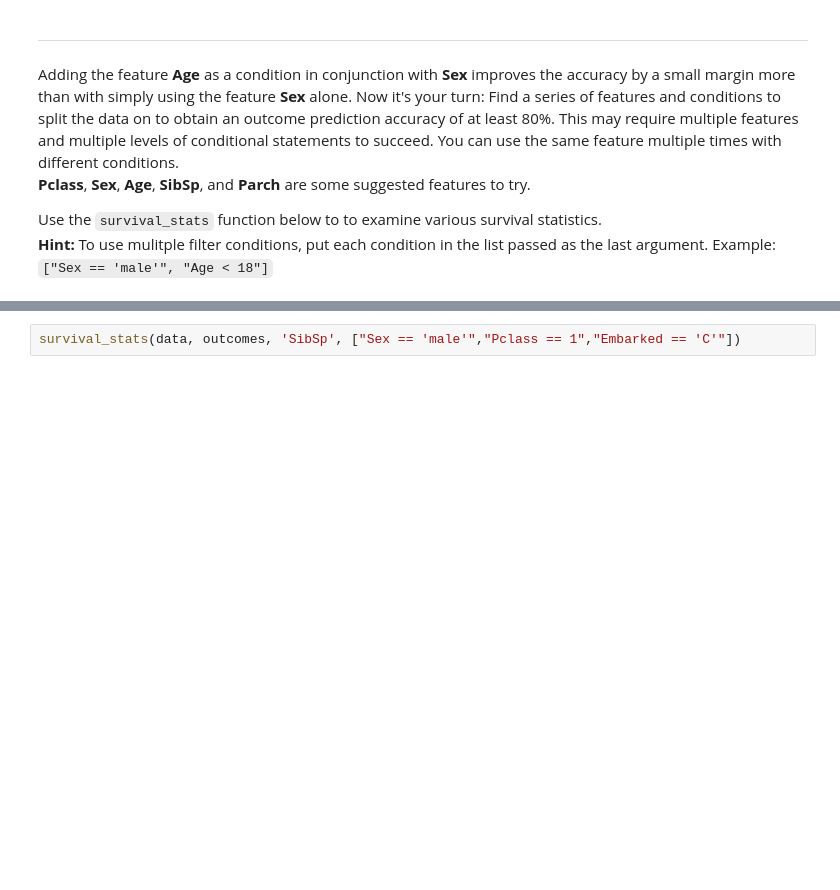
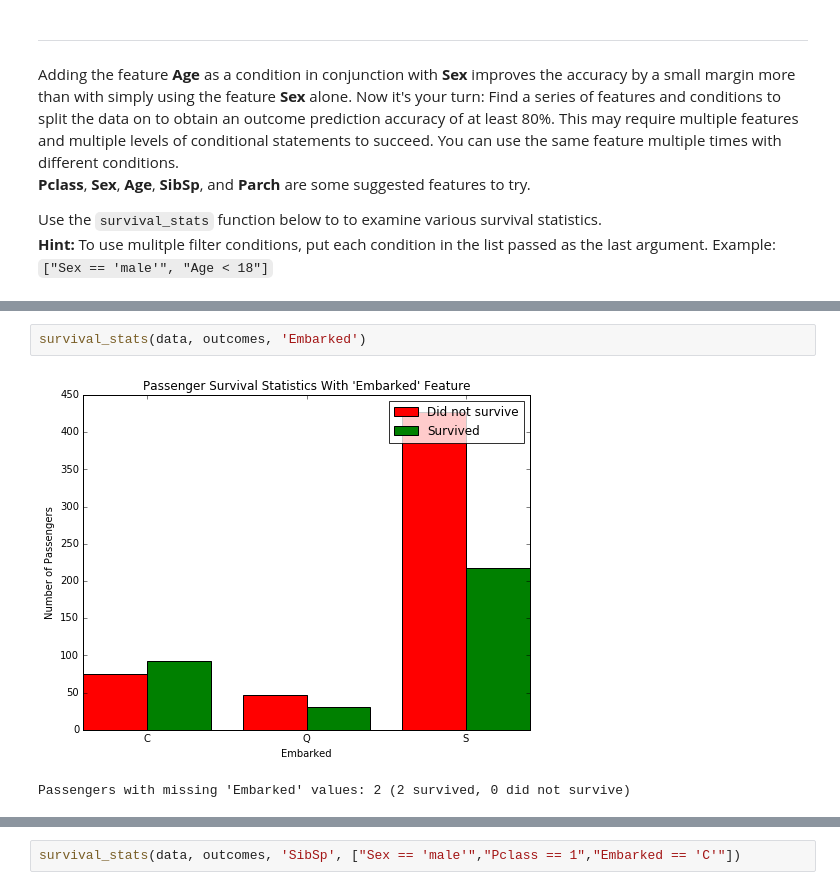
Before and after one commit to WhaleChen/machine-learning, a Jupyter notebook: projects/titanic_survival_exploration/Titanic_Survival_Exploration.ipynb, the cells around one changed output, grey strips where cells are left out. Drawn from its saved outputs; the diff is of its cells as text; blank space fills up the shorter version.

```diff
--- a/projects/titanic_survival_exploration/Titanic_Survival_Exploration.ipynb
+++ b/projects/titanic_survival_exploration/Titanic_Survival_Exploration.ipynb
@@ -218,0 +225,5 @@ Use the `survival_stats` function below to to examine various survival statistic
+# %%
+survival_stats(data, outcomes, 'Embarked')
+# %% [output]
+[figure, added]
+Passengers with missing 'Embarked' values: 2 (2 survived, 0 did not survive)
```
Also changed, not shown: parts of 18 cells of this notebook.
